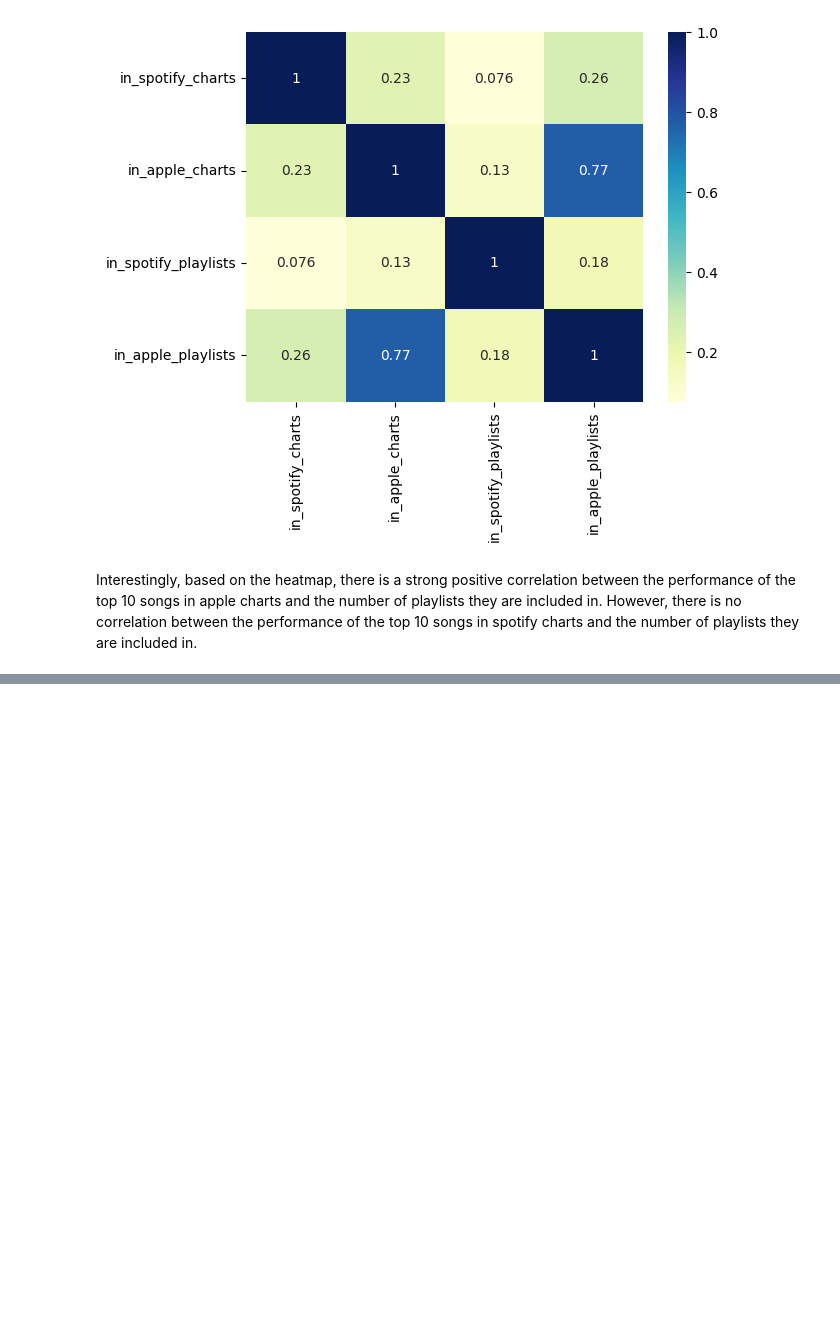
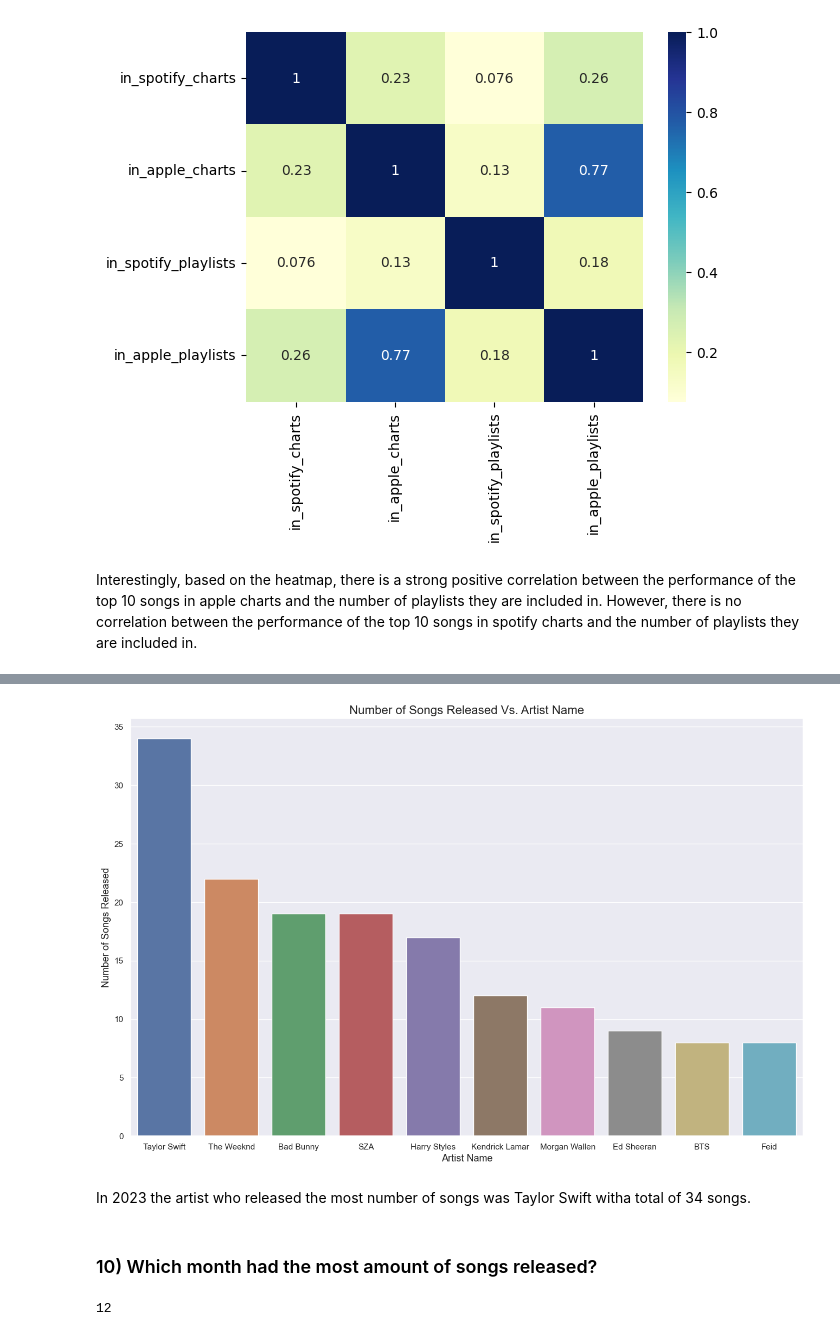
Before and after one commit to Graviton12/TP1_SZM_JBG, a Jupyter notebook: TP1_SZM_JBG.ipynb, the cells around one changed output, grey strips where cells are left out. Cells and saved outputs as stored; diff of their text form; code cells hidden in the pictures; blank space fills up the shorter version.

```diff
--- a/TP1_SZM_JBG.ipynb
+++ b/TP1_SZM_JBG.ipynb
@@ -591,0 +590,21 @@ Interestingly, based on the heatmap, there is a strong positive correlation betw
+# %%
+# increasing the figure size
+sns.set(rc={'figure.figsize':(16,10)})
+sns.barplot(x=songs_released.index, y=songs_released.values, data=df)
+
+plt.xlabel('Artist Name', fontsize=13)
+plt.ylabel('Number of Songs Released', fontsize=13)
+plt.title('Number of Songs Released Vs. Artist Name', fontsize=16)
+
+plt.show()
+# %% [output]
+[figure, added]
+# %% [markdown]
+In 2023 the artist who released the most number of songs was Taylor Swift witha total of 34 songs.
+# %% [markdown]
+### 10) Which month had the most amount of songs released?
+# %%
+# checking how many different types of months are present in the dataset
+df['released_month'].nunique()
+# %% [output]
+12
```
Also changed, not shown: parts of 25 cells of this notebook.
